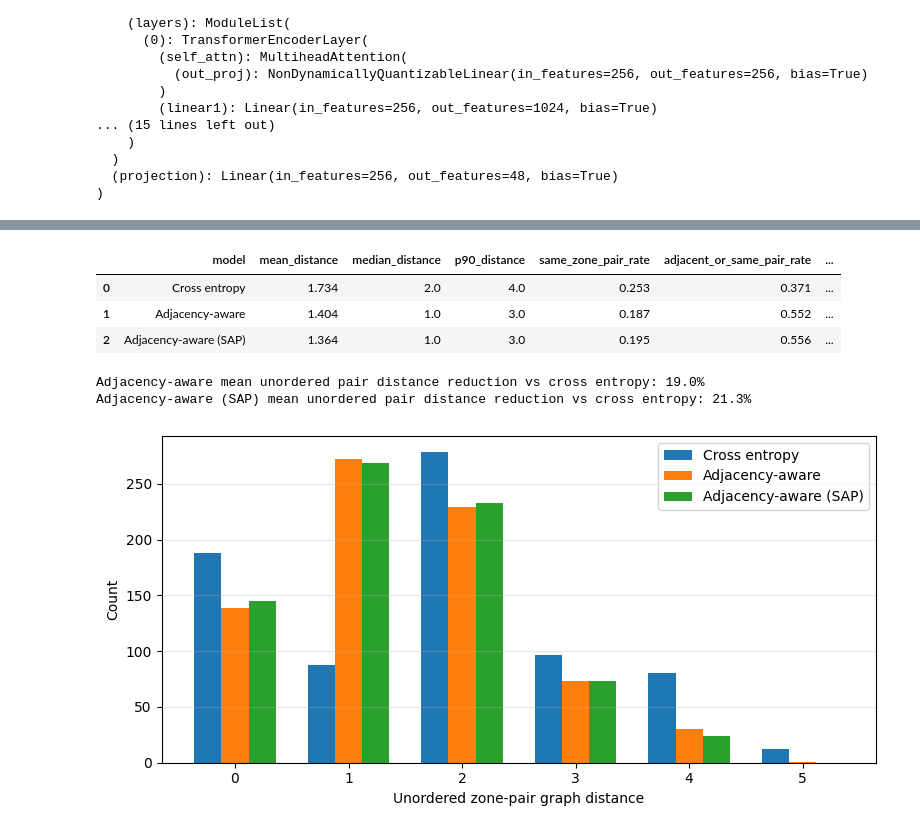
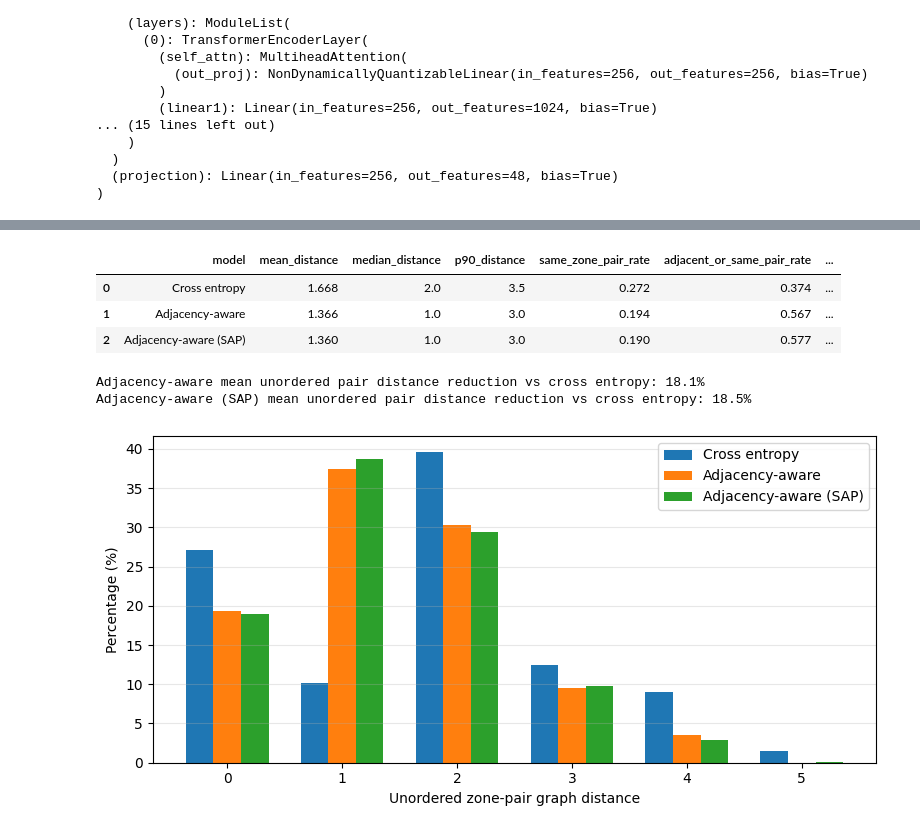
Before and after one commit to mohamad-hasan-sohan-ajini/predictive-maintenance, a Jupyter notebook: src/predictive_maintenance_xgboost_where.ipynb, the cells around one changed output, grey strips where cells are left out. Cells and saved outputs as stored; diff of their text form; code cells hidden in the pictures.

Commit message:
Fix seed point

```diff
--- a/src/predictive_maintenance_xgboost_where.ipynb
+++ b/src/predictive_maintenance_xgboost_where.ipynb
@@ -206,12 +224,16 @@ class WhereTransformer(nn.Module):
 
         x = self.transformer_encoder(x)
 
-        pooled = x.mean(dim=1)
+        # AVerage pooling over the time dimension (dim=1)
+        # pooled = x.mean(dim=1)
+        # Use the last time step's output for pooling
+        pooled = x[:, -1, :]
 
         logits = self.projection(pooled)
         return logits.view(-1, 2, self.num_zones)
 
 
+set_seed()
 where_transformer = WhereTransformer(
     num_zones=num_zones,
     num_outage_types=num_outage_types,
@@ -1301,45 +1325,49 @@ adjacency_counts, _ = np.histogram(
 adjacency_sap_counts, _ = np.histogram(
     adjacency_pair_distances_sap[np.isfinite(adjacency_pair_distances_sap)], bins=bins
 )
+baseline_percentages = 100 * baseline_counts / baseline_counts.sum()
+adjacency_percentages = 100 * adjacency_counts / adjacency_counts.sum()
+adjacency_sap_percentages = 100 * adjacency_sap_counts / adjacency_sap_counts.sum()
 
 fig, ax = plt.subplots(figsize=(8, 4))
 ax.bar(
     bin_centers - bar_width,
-    baseline_counts,
+    baseline_percentages,
     width=bar_width,
     label="Cross entropy",
     align="center",
 )
 ax.bar(
     bin_centers,
-    adjacency_counts,
+    adjacency_percentages,
     width=bar_width,
     label="Adjacency-aware",
     align="center",
 )
 ax.bar(
     bin_centers + bar_width,
-    adjacency_sap_counts,
+    adjacency_sap_percentages,
     width=bar_width,
     label="Adjacency-aware (SAP)",
     align="center",
 )
 ax.set_xticks(bin_centers)
 ax.set_xlabel("Unordered zone-pair graph distance")
-ax.set_ylabel("Count")
+ax.set_ylabel("Percentage (%)")
 # ax.set_title("Cross-entropy vs adjacency-aware graph-distance error")
 ax.legend()
 ax.grid(axis="y", alpha=0.3)
 plt.tight_layout()
 plt.savefig(
-    OUTPUT_DIR / "where_cross_entropy_vs_adjacency_graph_distance_error.pdf", dpi=300
+    OUTPUT_DIR / "where_cross_entropy_vs_adjacency_graph_distance_error.pdf",
+    dpi=300,
 )
 plt.show()
 # %% [output]
 |  | model | mean_distance | median_distance | p90_distance | same_zone_pair_rate | adjacent_or_same_pair_rate | ... |
-| 0 | Cross entropy | 1.734 | 2.0 | 4.0 | 0.253 | 0.371 | ... |
-| 1 | Adjacency-aware | 1.404 | 1.0 | 3.0 | 0.187 | 0.552 | ... |
-| 2 | Adjacency-aware (SAP) | 1.364 | 1.0 | 3.0 | 0.195 | 0.556 | ... |
+| 0 | Cross entropy | 1.668 | 2.0 | 3.5 | 0.272 | 0.374 | ... |
+| 1 | Adjacency-aware | 1.366 | 1.0 | 3.0 | 0.194 | 0.567 | ... |
+| 2 | Adjacency-aware (SAP) | 1.360 | 1.0 | 3.0 | 0.190 | 0.577 | ... |
-Adjacency-aware mean unordered pair distance reduction vs cross entropy: 19.0%
-Adjacency-aware (SAP) mean unordered pair distance reduction vs cross entropy: 21.3%
+Adjacency-aware mean unordered pair distance reduction vs cross entropy: 18.1%
+Adjacency-aware (SAP) mean unordered pair distance reduction vs cross entropy: 18.5%
-[figure, old version]
+[figure, new version]
```
Also changed, not shown: parts of 6 cells of this notebook.
